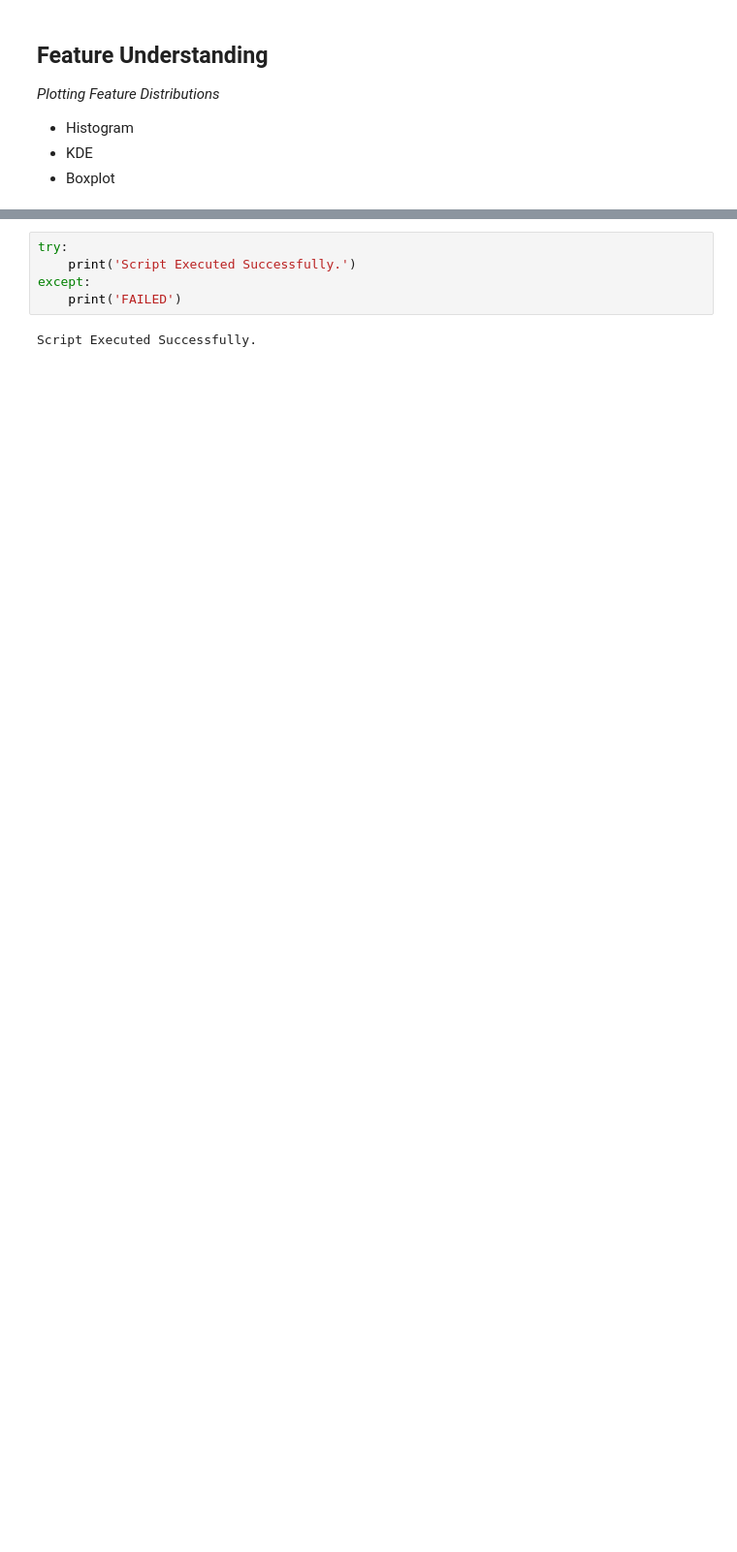
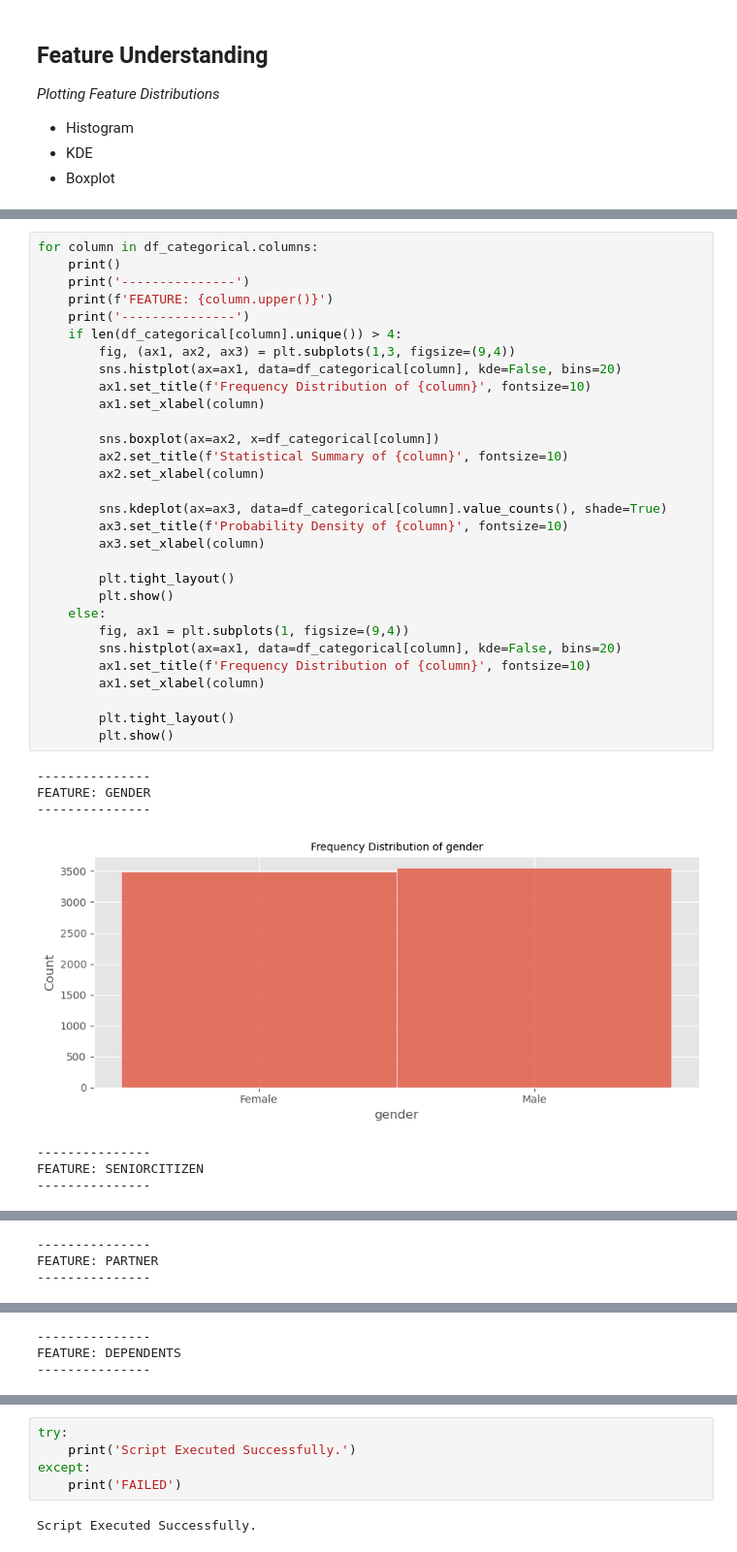
Before and after one commit to mrhussaink7/telco-churn-model, a Jupyter notebook: notebooks/exploratory_data_analysis.ipynb, the cells around one changed output, grey strips where cells are left out. Shown at 97% size. Cells and saved outputs as stored; diff of their text form; blank space fills up the shorter version.

Commit message:
[UPDATE] Clean data + encoded data

```diff
--- a/notebooks/exploratory_data_analysis.ipynb
+++ b/notebooks/exploratory_data_analysis.ipynb
@@ -103,0 +27,38 @@ FEATURE: PHONESERVICE
+# %%
+for column in df_categorical.columns:
+    print()
+    print('---------------')
+    print(f'FEATURE: {column.upper()}')
+    print('---------------')
+    if len(df_categorical[column].unique()) > 4:
+        fig, (ax1, ax2, ax3) = plt.subplots(1,3, figsize=(9,4))
+        sns.histplot(ax=ax1, data=df_categorical[column], kde=False, bins=20)
+        ax1.set_title(f'Frequency Distribution of {column}', fontsize=10)
+        ax1.set_xlabel(column)
+
+        sns.boxplot(ax=ax2, x=df_categorical[column])
+        ax2.set_title(f'Statistical Summary of {column}', fontsize=10)
+        ax2.set_xlabel(column)
+
+        sns.kdeplot(ax=ax3, data=df_categorical[column].value_counts(), shade=True)
+        ax3.set_title(f'Probability Density of {column}', fontsize=10)
+        ax3.set_xlabel(column)
+
+        plt.tight_layout()
+        plt.show()
+    else:
+        fig, ax1 = plt.subplots(1, figsize=(9,4))
+        sns.histplot(ax=ax1, data=df_categorical[column], kde=False, bins=20)
+        ax1.set_title(f'Frequency Distribution of {column}', fontsize=10)
+        ax1.set_xlabel(column)
+
+        plt.tight_layout()
+        plt.show()
+# %% [output]
+---------------
+FEATURE: GENDER
+---------------
+[figure, added]
+---------------
+FEATURE: SENIORCITIZEN
+---------------
@@ -103,0 +66,3 @@ FEATURE: PHONESERVICE
+---------------
+FEATURE: PARTNER
+---------------
@@ -103,0 +70,3 @@ FEATURE: PHONESERVICE
+---------------
+FEATURE: DEPENDENTS
+---------------
```
Also changed, not shown: parts of 15 cells of this notebook, 3 other files.
